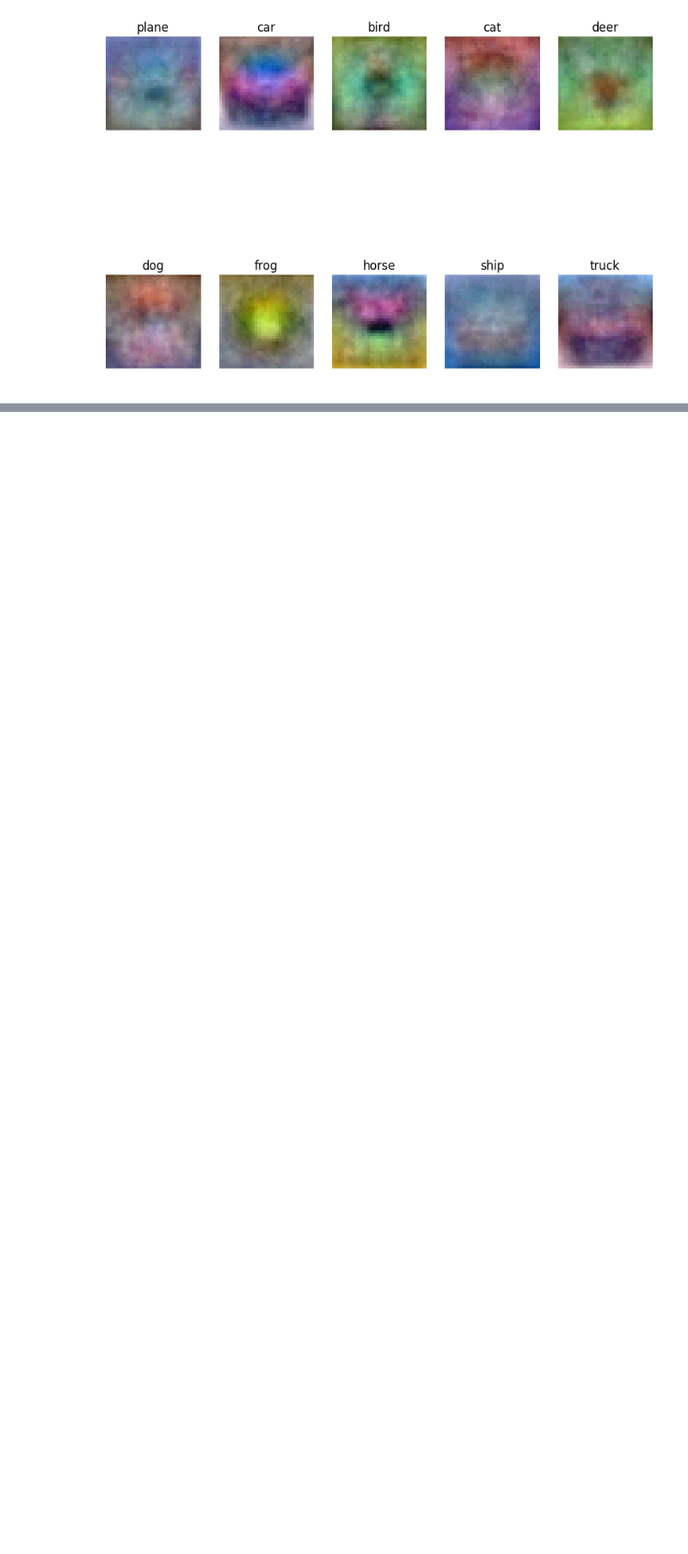
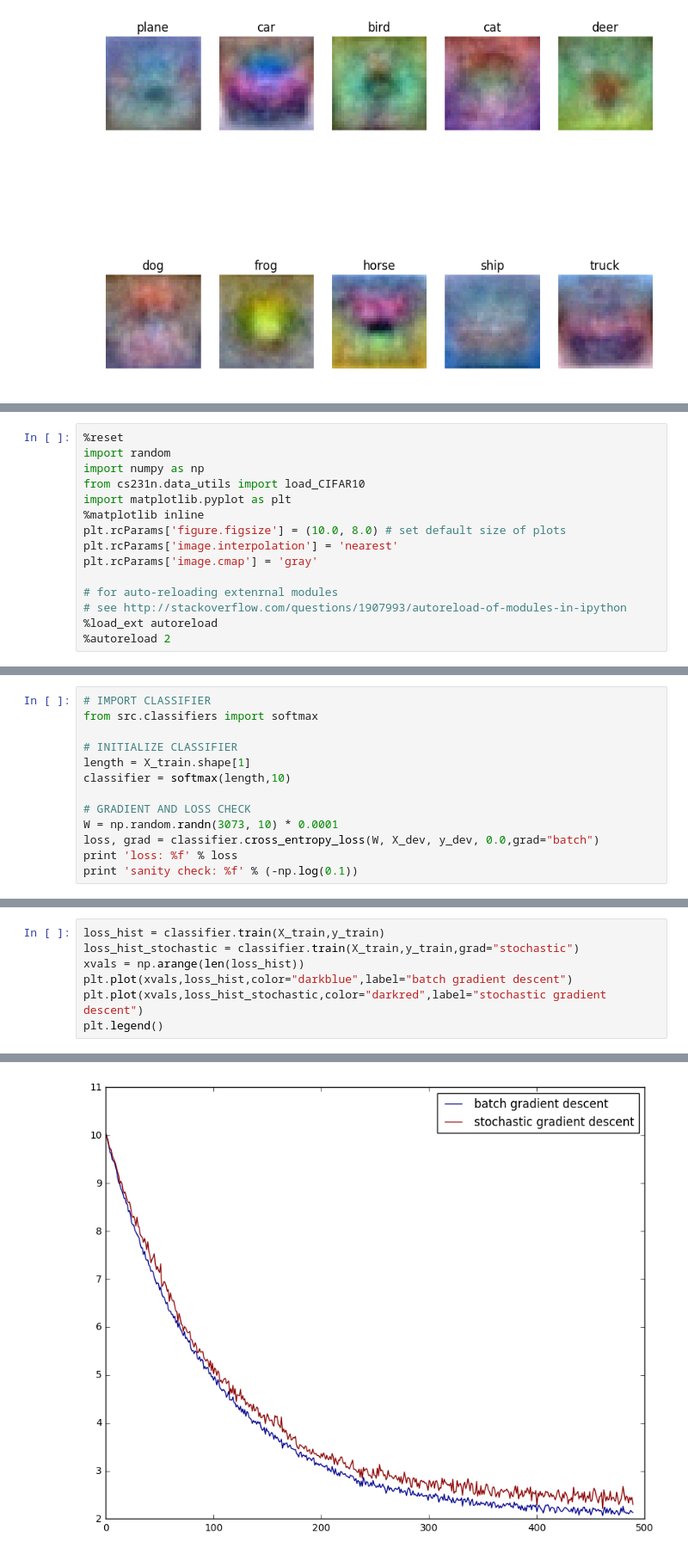
Before and after one commit to jtutmaher/cs231n, a Jupyter notebook: ps1/ps1_solutions.ipynb, the cells around one changed output, grey strips where cells are left out. Shown at 86% size. Saved outputs shown, nothing was run; the diff lists cells and outputs as text; blank space fills up the shorter version.

Commit message:
Updated ps1 with Softmax Classifier

```diff
--- a/ps1/ps1_solutions.ipynb
+++ b/ps1/ps1_solutions.ipynb
@@ -313,0 +316,15 @@ for i in xrange(10):
+# %%
+%reset
+import random
+import numpy as np
+from cs231n.data_utils import load_CIFAR10
+import matplotlib.pyplot as plt
+%matplotlib inline
+plt.rcParams['figure.figsize'] = (10.0, 8.0) # set default size of plots
+plt.rcParams['image.interpolation'] = 'nearest'
+plt.rcParams['image.cmap'] = 'gray'
+
+# for auto-reloading extenrnal modules
+# see http://stackoverflow.com/questions/1907993/autoreload-of-modules-in-ipython
+%load_ext autoreload
+%autoreload 2
@@ -313,0 +384,13 @@ for i in xrange(10):
+# %%
+# IMPORT CLASSIFIER
+from src.classifiers import softmax
+
+# INITIALIZE CLASSIFIER
+length = X_train.shape[1]
+classifier = softmax(length,10)
+
+# GRADIENT AND LOSS CHECK
+W = np.random.randn(3073, 10) * 0.0001
+loss, grad = classifier.cross_entropy_loss(W, X_dev, y_dev, 0.0,grad="batch")
+print 'loss: %f' % loss
+print 'sanity check: %f' % (-np.log(0.1))
@@ -313,0 +434,8 @@ for i in xrange(10):
+# %%
+loss_hist = classifier.train(X_train,y_train)
+loss_hist_stochastic = classifier.train(X_train,y_train,grad="stochastic")
+xvals = np.arange(len(loss_hist))
+plt.plot(xvals,loss_hist,color="darkblue",label="batch gradient descent")
+plt.plot(xvals,loss_hist_stochastic,color="darkred",label="stochastic gradient descent")
+plt.legend()
+# %% [output]
@@ -313,0 +443 @@ for i in xrange(10):
+[figure, added]
```
Also changed, not shown: parts of 18 cells of this notebook, 5 other files.
